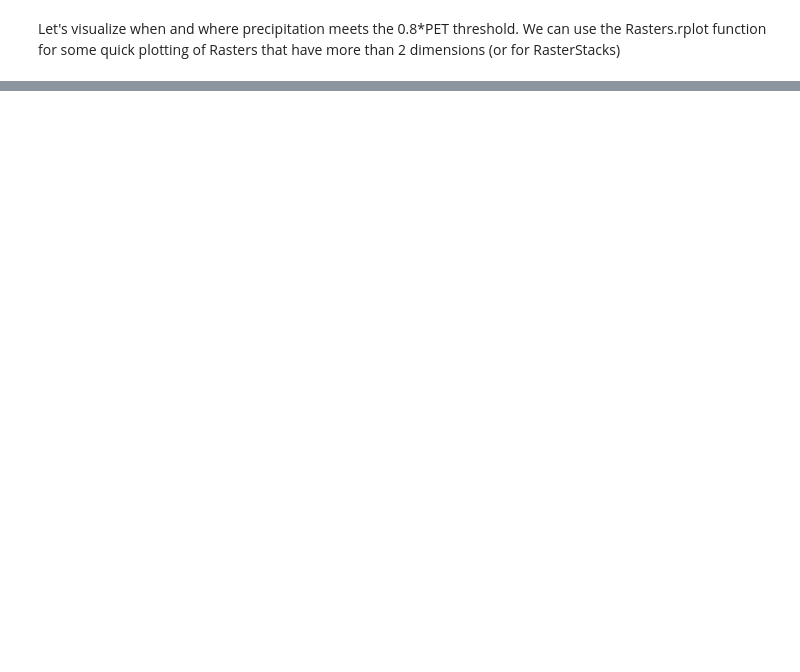
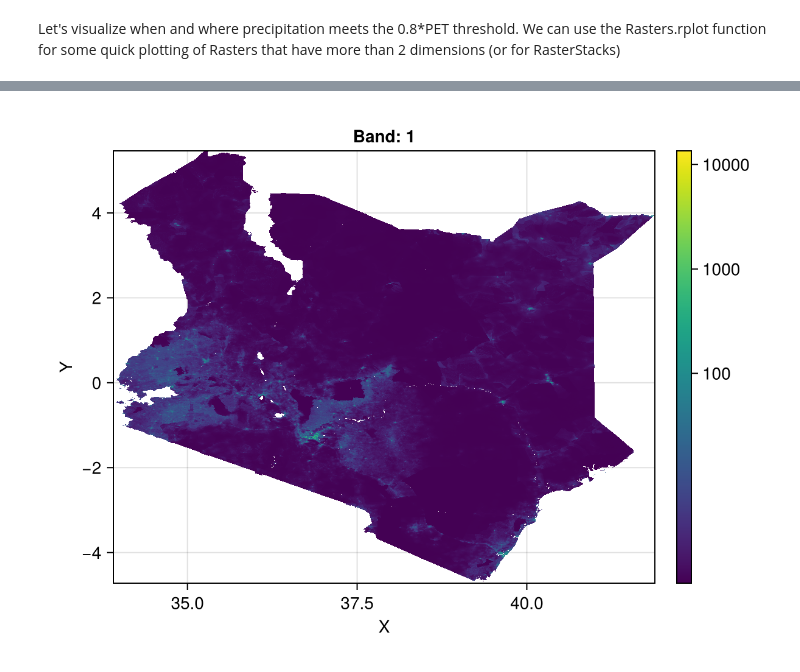
Before and after one commit to tiemvanderdeure/JuliaSpatialAnalysis, a Jupyter notebook: 2-SpatialAnalysis.ipynb, the cells around one changed output, grey strips where cells are left out. Saved outputs shown, nothing was run; the diff lists cells and outputs as text; code cells hidden in the pictures; blank space fills up the shorter version.

```diff
--- a/2-SpatialAnalysis.ipynb
+++ b/2-SpatialAnalysis.ipynb
@@ -970,0 +883,2 @@ tavg_kenya = mask(Base.read(tavg_cropped); with = kenya)
+# %%
+pop = Raster("kenya_population.tif")
@@ -970,0 +905,6 @@ tavg_kenya = mask(Base.read(tavg_cropped); with = kenya)
+# %%
+fig, ax, pl = plot(pop; colorscale = Makie.pseudolog10)
+Colorbar(fig[1,2], pl; ticks = [100, 1000, 10000])
+fig
+# %% [output]
+[figure, added]
```
Also changed, not shown: parts of 84 cells of this notebook, 1 other file.
